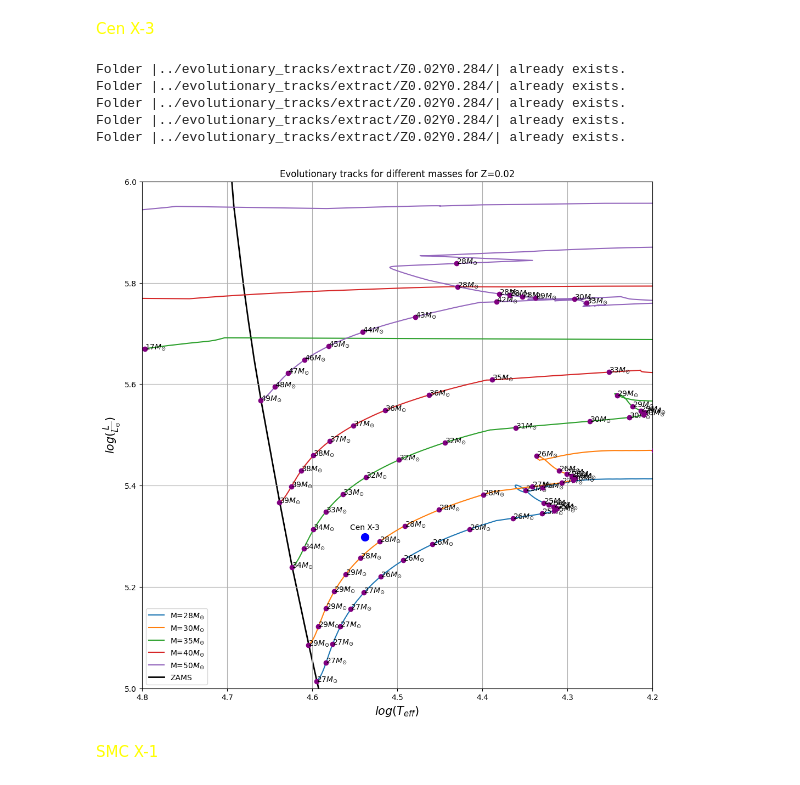
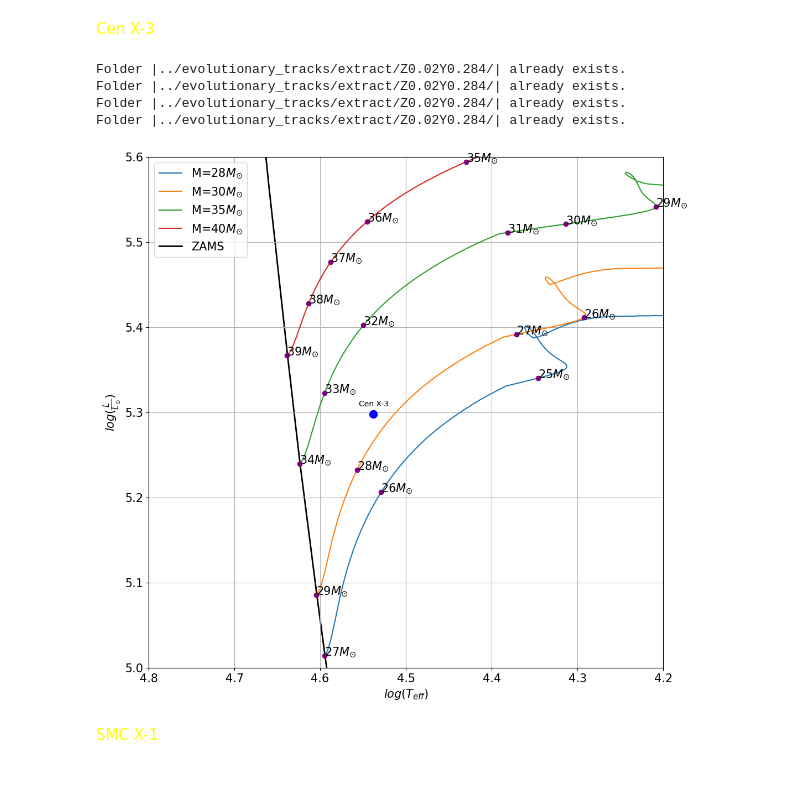
Before and after one commit to LvV210/MasterProject, a Jupyter notebook: HMXBparameters/Mass_determination_HRD.ipynb, the cells around one changed output. Drawn from its saved outputs; the diff is of its cells as text; code cells hidden in the pictures.

```diff
--- a/HMXBparameters/Mass_determination_HRD.ipynb
+++ b/HMXBparameters/Mass_determination_HRD.ipynb
@@ -145,12 +159,20 @@ for M in M_values_cen:
 
     plt.plot(logT, logL, label=(f'M={int(float(M))}'+r'$M_{\odot}$'), zorder=2)
 
+    M, L, T = [], [], []
     for t in time_intervals(start_point= ZAMS_index, N_iterations=df.shape[0], N_intervals=90):
-        M = df['MASS'][t]
-        L = df['LOG_L'][t]
-        T = df['LOG_TE'][t]
-        plt.scatter([T], [L], color='purple', zorder=3)
-        plt.annotate(f'{int(M)}' + r'$M_{\odot}$', (T, L))
+        M.append(int(df['MASS'][t]))
+        L.append(df['LOG_L'][t])
+        T.append(df['LOG_TE'][t])
+
+    unique_M = first_unique_indexes(M)
+    M = [M[i] for i in unique_M]
+    L = [L[i] for i in unique_M]
+    T = [T[i] for i in unique_M]
+
+    for m, l, t in zip(M, L, T):
+        plt.scatter([t], [l], color='purple', zorder=3)
+        plt.annotate(f'{m}' + r'$M_{\odot}$', (t, l))
 
 # Label object
 plt.annotate(id, (logTeff_obj, logL_obj), textcoords="offset points", xytext=(0,10), ha='center')
@@ -185,7 +207,7 @@ logL_err_obj = [[0], [0]] # [[df_MRL.loc[df_MRL['id']== id, 'logL_true/L_sun_err
 
 # Evolutionary tracks for the following masses
 M_values_cen = [16, 18, 20, 24, 28, 30, 35, 40, 50, 55, 60, 65, 70, 80, 90, 95, 100]
-M_values_cen = [28, 30, 35, 40, 50]
+M_values_cen = [28, 30, 35, 40]
 M_values_cen = ['{:07.3f}'.format(m) for m in M_values_cen]
 
 # Plot evolutionary tracks
@@ -193,44 +215,53 @@ plt.figure(figsize=(12,12))
 for M in M_values_cen:
     df = evolutionary_track(Z=ZY_values[0][0], Y=ZY_values[0][1], M=M)
 
     ZAMS_index = find_ZAMS_index(df['H_CEN'].tolist())
     logL = df["LOG_L"].tolist()[ZAMS_index:]
     logT = df["LOG_TE"].tolist()[ZAMS_index:]
 
     logL = [float(x) for x in logL]
     logT = [float(x) for x in logT]
 
     plt.plot(logT, logL, label=(f'M={int(float(M))}'+r'$M_{\odot}$'), zorder=2)
 
-    for t in time_intervals(start_point= ZAMS_index, N_iterations=df.shape[0], N_intervals=30):
-        M = df['MASS'][t]
-        L = df['LOG_L'][t]
-        T = df['LOG_TE'][t]
-        plt.scatter([T], [L], color='purple', zorder=3)
-        plt.annotate(f'{int(M)}' + r'$M_{\odot}$', (T, L))
+    M, L, T = [], [], []
+    for t in time_intervals(start_point= ZAMS_index, N_iterations=df.shape[0], N_intervals=90):
+        M.append(int(df['MASS'][t]))
+        L.append(df['LOG_L'][t])
+        T.append(df['LOG_TE'][t])
+
+    unique_M = first_unique_indexes(M)
+    M = [M[i] for i in unique_M]
+    L = [L[i] for i in unique_M]
+    T = [T[i] for i in unique_M]
+
+    for m, l, t in zip(M, L, T):
+        plt.scatter([t], [l], color='purple', zorder=3)
+        plt.annotate(f'{m}' + r'$M_{\odot}$', (t, l), fontsize=15)
 
 # Label object
 plt.annotate(id, (logTeff_obj, logL_obj), textcoords="offset points", xytext=(0,10), ha='center')
 
 plt.plot(T_ZAMS, L_ZAMS, label='ZAMS', color='black', linewidth=2, zorder=1)
 plt.errorbar([logTeff_obj], [logL_obj], yerr=logL_err_obj, xerr=[logTeff_err_obj], color='blue', ecolor='gray', capsize=4, zorder=4)
 plt.scatter([logTeff_obj], [logL_obj], linewidths=5, color='blue', zorder=5)
-plt.title(f'Evolutionary tracks for different masses for Z={ZY_values[0][0]}')
+# plt.title(f'Evolutionary tracks for different masses for Z={ZY_values[0][0]}')
 plt.xlabel(r"$log(T_{eff})$", fontsize=15)
 plt.ylabel(r"$log(\frac{L}{L_{\odot}})$", fontsize=15)
-plt.ylim(5, 6)
+plt.ylim(5, 5.6)
 plt.xlim(4.2, 4.8)
 plt.grid(True)
 plt.gca().invert_xaxis()
-plt.legend()
+plt.legend(fontsize=15)
+plt.xticks(fontsize=15)
+plt.yticks(fontsize=15)
 plt.show()
 # %% [output]
 Folder |../evolutionary_tracks/extract/Z0.02Y0.284/| already exists.
 Folder |../evolutionary_tracks/extract/Z0.02Y0.284/| already exists.
 Folder |../evolutionary_tracks/extract/Z0.02Y0.284/| already exists.
 Folder |../evolutionary_tracks/extract/Z0.02Y0.284/| already exists.
-Folder |../evolutionary_tracks/extract/Z0.02Y0.284/| already exists.
-[figure, old version]
+[figure, new version]
 # %% [markdown]
 <font color='yellow'>SMC X-1</font>
 # %%
```
Also changed, not shown: parts of 9 cells of this notebook, 15 other files.
